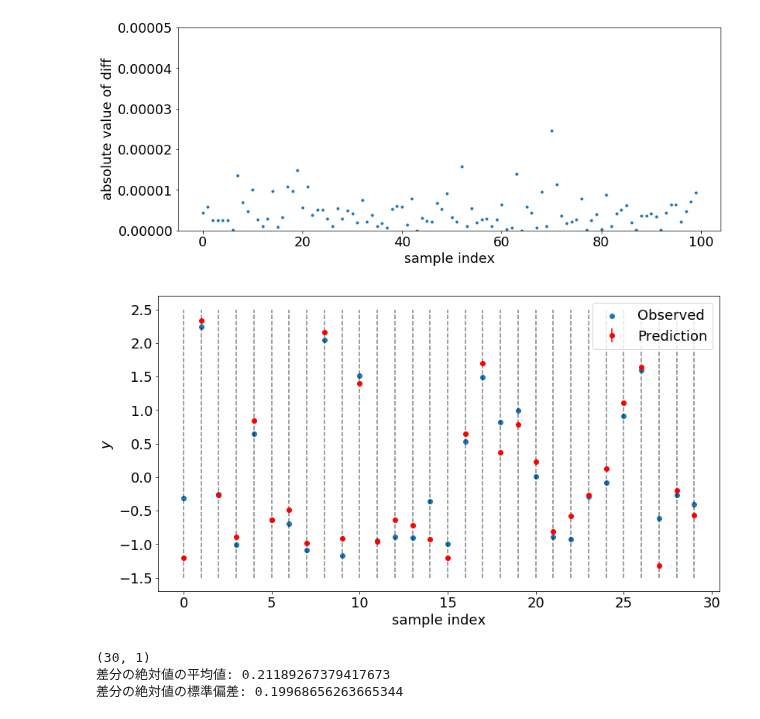
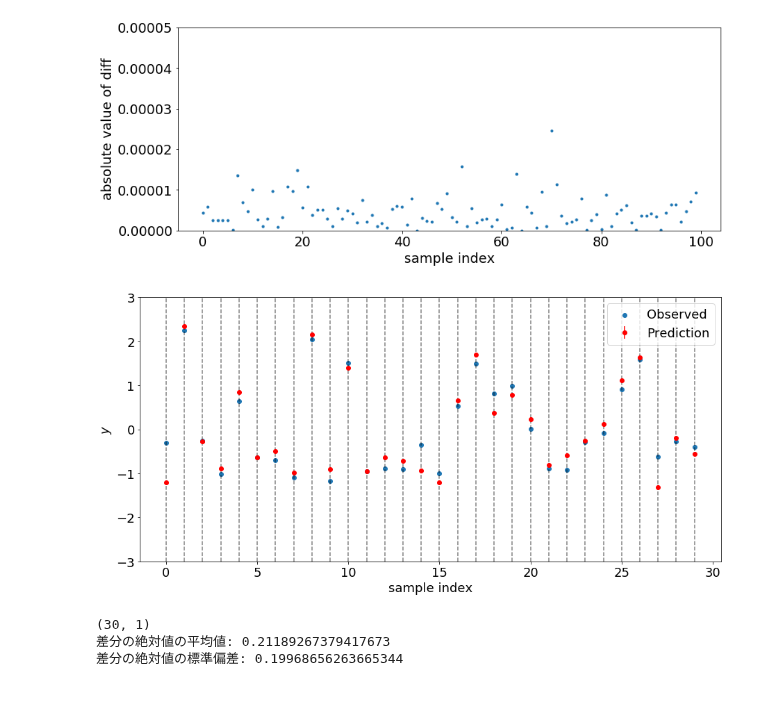
Before and after one commit to seiya-kumada/cct_blog, a Jupyter notebook: automatic_relevance_determination/sample_gp_multi_dim.ipynb, the cells around one changed output. Cells and saved outputs as stored; diff of their text form; code cells hidden in the pictures.

```diff
--- a/automatic_relevance_determination/sample_gp_multi_dim.ipynb
+++ b/automatic_relevance_determination/sample_gp_multi_dim.ipynb
@@ -93,18 +106,19 @@ test_ys = test_ys[:, np.newaxis]
 pred_mean, pred_var = model.predict(test_xs)
 pred_std = pred_var ** 0.5
 # %%
-plt.figure(figsize=(13, 7))
+plt.figure(figsize=(15, 7))
 xs = range(pred_mean.shape[0])
 plt.scatter(xs, test_ys, marker="o", label="Observed")
-plt.vlines(list(range(TEST_DATA_SIZE)), ymin=-1.5, ymax=2.5, linestyle="dashed", alpha=0.5)
+plt.vlines(list(range(TEST_DATA_SIZE)), ymin=-3, ymax=3, linestyle="dashed", alpha=0.5)
 plt.xlabel("sample index")
 plt.ylabel("$y$")
-
+plt.ylim(-3, 3)
 plt.errorbar(xs, pred_mean, pred_std, fmt="ro", label="Prediction", marker="o")
 plt.legend(loc="best")
+plt.savefig("./gp_images/predictions.jpg")
 plt.show()
 # %% [output]
-[figure, old version]
+[figure, new version]
 # %%
 # 差の絶対値の平均値と標準偏差
 
```
Also changed, not shown: parts of 3 cells of this notebook, 5 other files.
